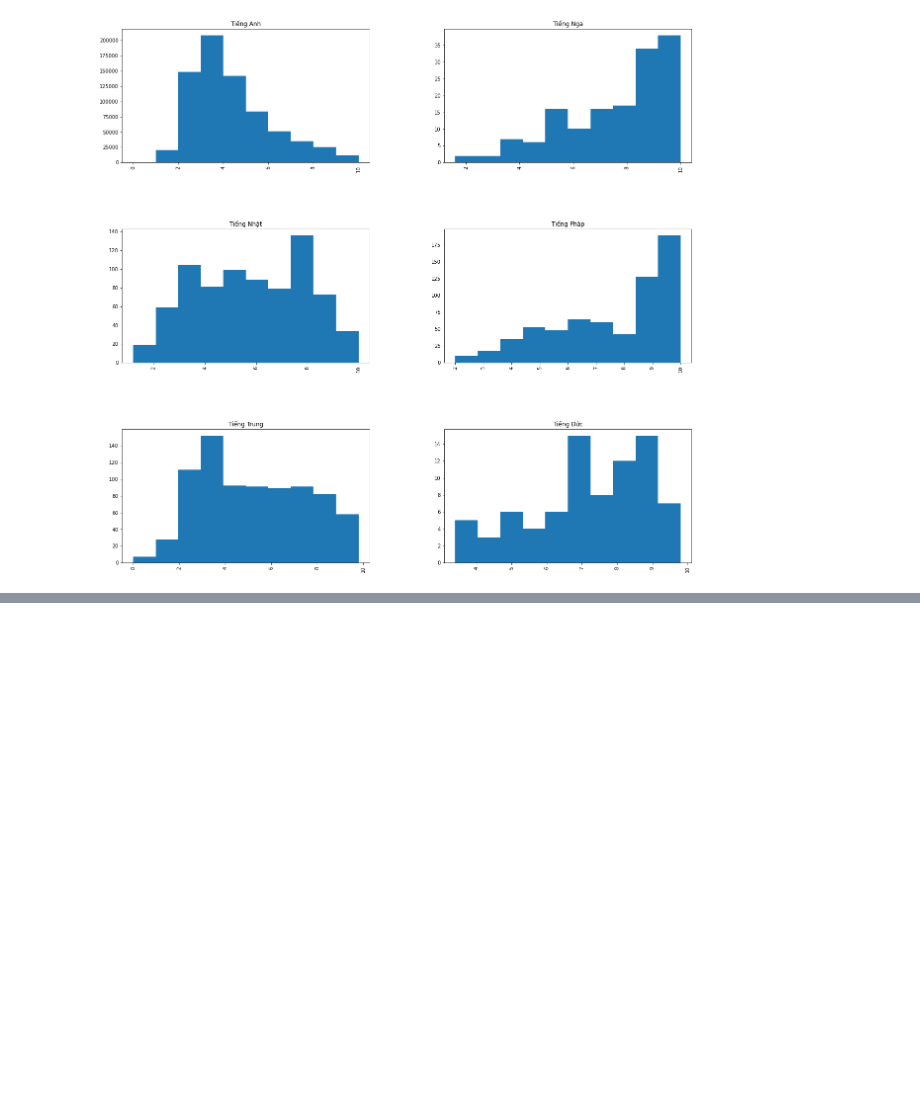
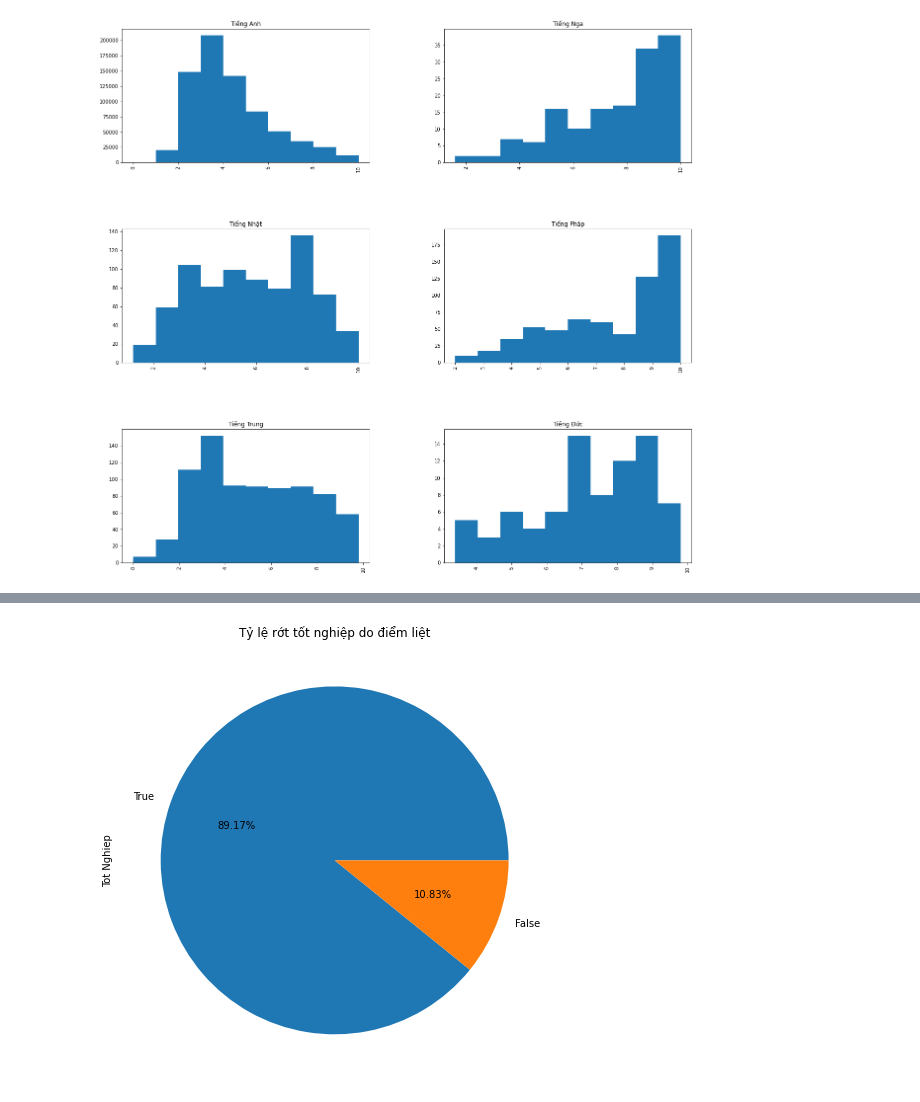
Before and after one commit to TungNguyen2000/LTKHDL_DoAn, a Jupyter notebook: DoAn/Untitled.ipynb, the cells around one changed output, grey strips where cells are left out. Drawn from its saved outputs; the diff is of its cells as text; code cells hidden in the pictures; blank space fills up the shorter version.

```diff
--- a/DoAn/Untitled.ipynb
+++ b/DoAn/Untitled.ipynb
@@ -190,0 +220,5 @@ plt.show()
+# %%
+score_df = df.drop(columns="Ma Ngoai Ngu")
+grad_df = score_df.copy()
+grad_df["Tot Nghiep"] = ~(np.any((score_df <= 1.0) & (score_df != np.nan), axis=1) | np.any(score_df[["Toan Hoc", "Ngoai Ngu", "Ngu Van"]].isnull(), axis=1))
+grad_df["So Mon Liet"] = np.sum(((score_df <= 1.0) & (score_df != np.nan)), axis=1) + np.sum(score_df[["Toan Hoc", "Ngoai Ngu", "Ngu Van"]].isnull(), axis=1)
@@ -190,0 +258,6 @@ plt.show()
+# %%
+grad_df["Tot Nghiep"].value_counts().plot.pie(figsize=(8, 8), autopct=lambda x: str(round(x, 2)) + "%")
+plt.title("Tỷ lệ rớt tốt nghiệp do điểm liệt")
+plt.show()
+# %% [output]
+[figure, added]
```
Also changed, not shown: parts of 16 cells of this notebook.
